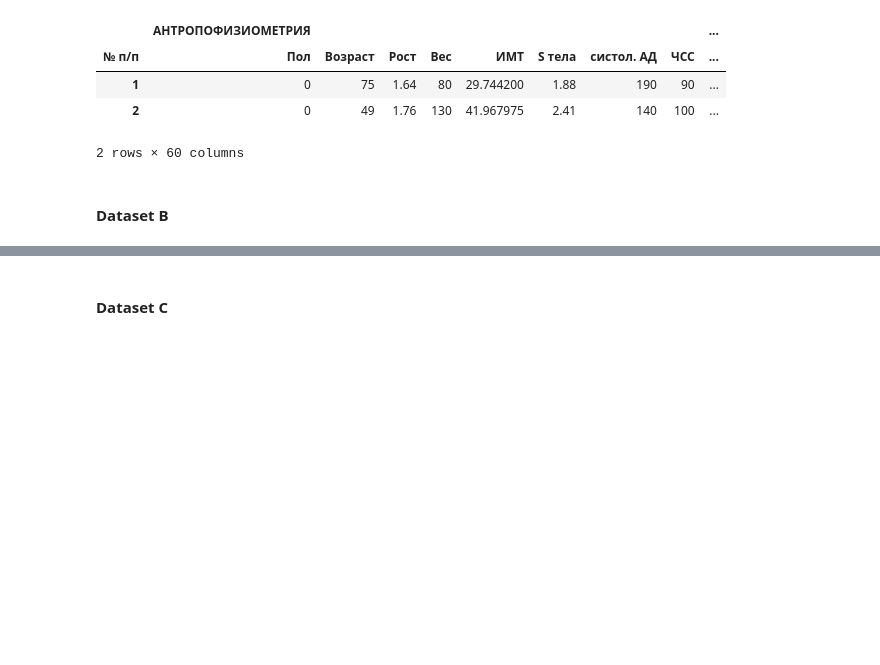
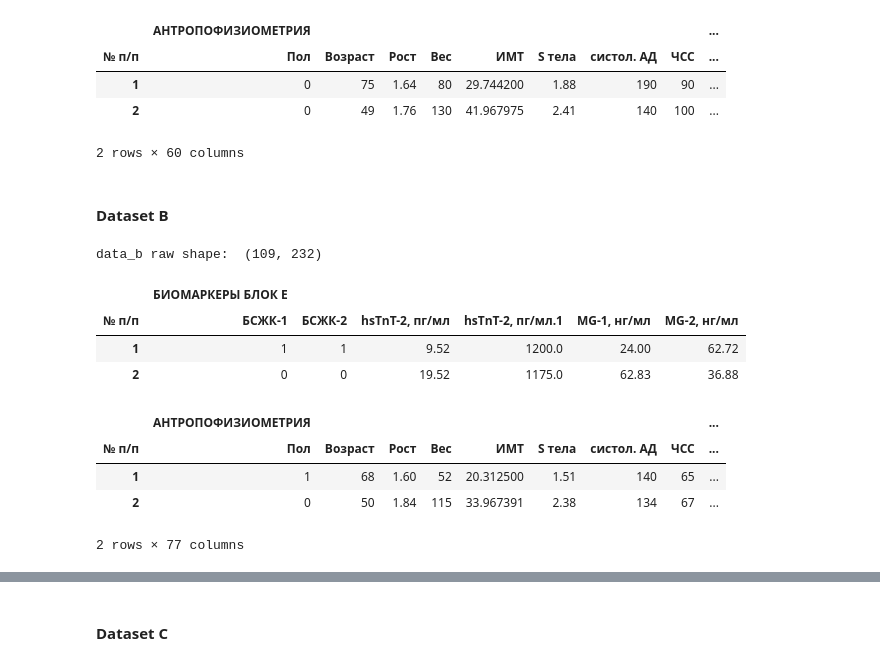
Before and after one commit to KonstantinBurkin/personalized-medicine, a Jupyter notebook: Scripts/Preprocessing.ipynb, the cells around one changed output, grey strips where cells are left out. Cells and saved outputs as stored; diff of their text form; code cells hidden in the pictures; blank space fills up the shorter version.

```diff
--- a/Scripts/Preprocessing.ipynb
+++ b/Scripts/Preprocessing.ipynb
@@ -263,17 +236,24 @@ data_a[clinical_a_columns].head(2)
 2 rows × 60 columns
 # %% [markdown]
 #### Dataset B
+# %%
+# download Dataset A from Github repo and read as excel file
+
+
+link_b = 'https://github.com/KonstantinBurkin/personalized-medicine/blob/master/Data/cardio_b_updated.xlsx?raw=true'
+data_b = pd.read_excel(link_b ,header=[0,1], index_col=0)
+print('data_b raw shape: ', data_b.shape)
+# %% [output]
+data_b raw shape:  (109, 232)
 # %%
-# read cardio_b_updated.xlsx
-data_b = pd.read_excel('./HSE project/Data/cardio_b_updated.xlsx',header=[0,1])
-# drop index column
-data_b.drop(columns=('Unnamed: 0_level_0','№ п/п'), inplace=True)
+# Correcting data_b
+
+
 # replace NAs with -1
 data_b = data_b.fillna(-1)
 data_b = data_b.replace(' ',-1)
 # Modify 'Пол' feature: covert all string to lower format and convert to 0 and 1
 data_b['АНТРОПОФИЗИОМЕТРИЯ', 'Пол'] = data_b['АНТРОПОФИЗИОМЕТРИЯ', 'Пол'].str.lower().replace(['м','ж'],[0,1])
-
 
 # Replace typos or non-numeric data with '-1'
 data_b[('ИСХОДНАЯ ЭХОКГ', 'РМК')] = data_b[('ИСХОДНАЯ ЭХОКГ', 'РМК')].replace('1-2', -1).astype(int)
@@ -287,7 +267,7 @@ data_b[('СОПУТСТВУЮЩИЕ ЗАБОЛЕВАНИЯ И СОСТОЯНИЯ
     ["c2", "c1", "c2", "c1", "c3a", "c3a", "c2", "c3b", "c1", "c3b", "c4", "c3", "3a", "c4", "c5", "c3b", "опн!"] )
 data_b[('СОПУТСТВУЮЩИЕ ЗАБОЛЕВАНИЯ И СОСТОЯНИЯ', 'Стадия ХБП по KDOQI /ERA')] = \
 data_b[('СОПУТСТВУЮЩИЕ ЗАБОЛЕВАНИЯ И СОСТОЯНИЯ', 'Стадия ХБП по KDOQI /ERA')].replace(
-    ['c2', 'c1', 'c3a', 'c3b', 'c4', 'c3', 0, 2, '3a', 'c5', 'опн!'], [0,  1,  2,  3,  4,  5,  6,  7,  8,  9, 10] ).astype(int)
+    [0, 'c1', 2, 'c2', 'c3', '3a', 'c3a', 'c3b', 'c4', 'c5', 'опн!'], [0,  1,  2,  3,  4,  5,  6,  7,  8,  9, 10] ).astype(int)
 # ---------------
 data_b[('ЭХОКГ (ИСХОД)', 'ТМЖП ЛЖ')] = \
 data_b[('ЭХОКГ (ИСХОД)', 'ТМЖП ЛЖ')].replace(['1,1-1,0-0,8', '1,0 - 1,5', '1,3; 0,8'], -1).astype(float)
@@ -314,32 +294,3 @@ data_b[('КОНЕЧНЫЕ ИСХОДЫ НАБЛЮДЕНИЯ', 'Повторна
 # Features with nulls: manually chose non-categorical columns with '0' and replace with '-1'
 # nulls = [col for col in data_b.columns[:90] if (len((data_b[col].unique())) > 12) and (data_b[col] == 0).sum() > 0] ; data_b[nulls]
 data_b[('ИСХОДНАЯ ЭХОКГ', 'ИНЛС ЛЖ')] = data_b[('ИСХОДНАЯ ЭХОКГ', 'ИНЛС ЛЖ')].replace([0],[-1])
-
-
-# drop features that were obtained at first discharge and biomarkers that have more than 20% of NAs
-cols_with_NAs = [col for col in (list(data_b.columns[:2]) + list(data_b.columns[3:84])) \
-                        if (data_b[col] == -1).sum() > 0.2*data_b.shape[0]] # there are more than 20% of NAs in some biomarkers
-data_b.drop(columns=cols_with_NAs, inplace=True)
-
-
-
-
-clinical_and_biomarkers = list(data_b.columns[:2]) + list(data_b.columns[3:72]) + list(data_b.columns[214:])
-continuous_cols = [col for col in clinical_and_biomarkers if (len((data_b[col].unique())) >= 7)]
-categorical = [col for col in clinical_and_biomarkers if (len((data_b[col].unique())) < 7)]
-
-data_b[clinical_and_biomarkers] = data_b[clinical_and_biomarkers].replace(-1, np.nan)
-
-# Impute NAs with IterativeImputer (estimator - RandomForestRegressor)
-impute_estimator = RandomForestRegressor( n_estimators=50,
-                                          max_depth=5,
-                                          n_jobs=-1,
-                                          random_state=0)
-imputer=  IterativeImputer(
-                           random_state=0,
-                           estimator=impute_estimator,
-                           max_iter=25)
-data_b[clinical_and_biomarkers] = imputer.fit_transform(data_b[clinical_and_biomarkers])
-
-# Round values for categorical data - so that there will be no new categories
-data_b[categorical] = data_b[categorical].values.round()
@@ -348,3 +314,18 @@ data_b[categorical] = data_b[categorical].values.round()
 biomarkers_b_columns = list(data_b.columns[214:])
 clinical_and_biomarkers_b_columns = list(data_b.columns[:2]) + list(data_b.columns[3:72]) + list(data_b.columns[214:])
 clinical_b_columns = list(data_b.columns[:2]) + list(data_b.columns[3:72])
+# %%
+data_b[biomarkers_b_columns].head(2)
+# %% [output]
+|  | БИОМАРКЕРЫ БЛОК Е |  |  |  |  |  |
+| № п/п | БСЖК-1 | БСЖК-2 | hsТnT-2, пг/мл | hsТnT-2, пг/мл.1 | MG-1, нг/мл | MG-2, нг/мл |
+| 1 | 1 | 1 | 9.52 | 1200.0 | 24.00 | 62.72 |
+| 2 | 0 | 0 | 19.52 | 1175.0 | 62.83 | 36.88 |
+# %%
+data_b[clinical_and_biomarkers_b_columns].head(2)
+# %% [output]
+|  | АНТРОПОФИЗИОМЕТРИЯ |  |  |  |  |  |  |  | ... |
+| № п/п | Пол | Возраст | Рост | Вес | ИМТ | S тела | систол. АД | ЧСС | ... |
+| 1 | 1 | 68 | 1.60 | 52 | 20.312500 | 1.51 | 140 | 65 | ... |
+| 2 | 0 | 50 | 1.84 | 115 | 33.967391 | 2.38 | 134 | 67 | ... |
+2 rows × 77 columns
```
Also changed, not shown: parts of 56 cells of this notebook.
